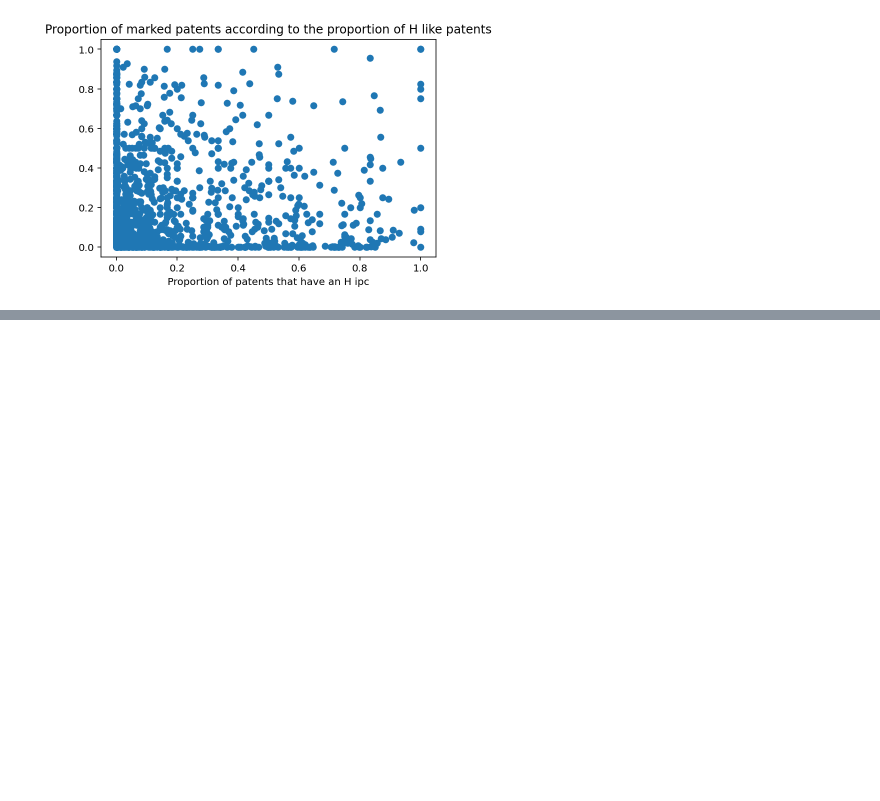
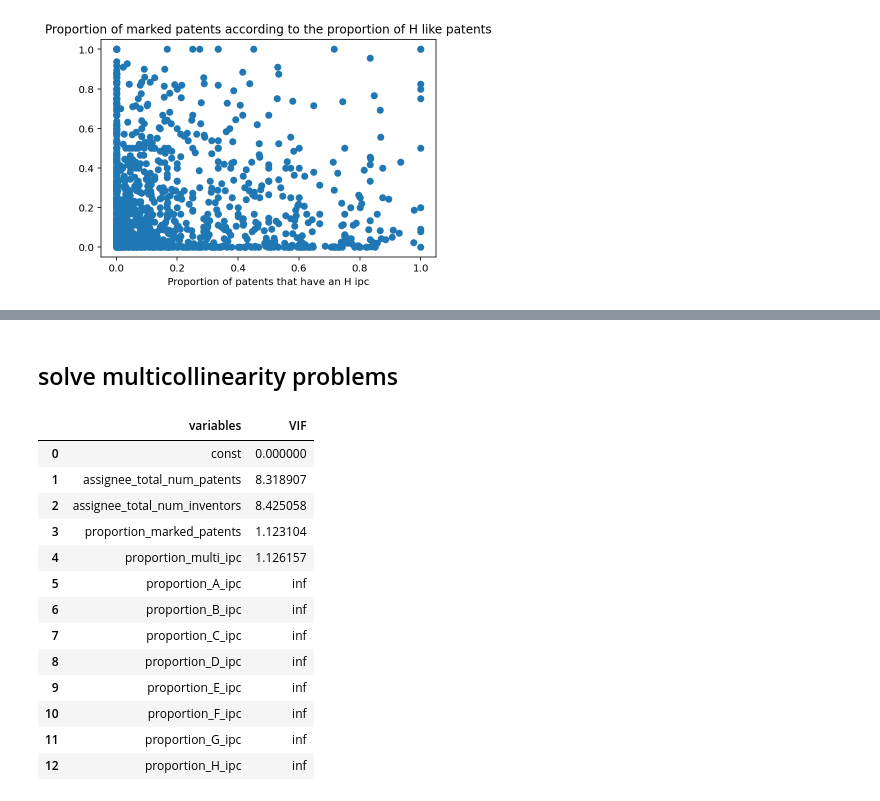
Before and after one commit to gregbellan/MODS208, a Jupyter notebook: regression_companies.ipynb, the cells around one changed output, grey strips where cells are left out. Drawn from its saved outputs; the diff is of its cells as text; code cells hidden in the pictures; blank space fills up the shorter version.

```diff
--- a/regression_companies.ipynb
+++ b/regression_companies.ipynb
@@ -594,0 +591,10 @@ See the caveats in the documentation: https://pandas.pydata.org/pandas-docs/stab
+# %%
+interaction_ipcs = reg_companies[["proportion_marked_patents", "proportion_A_ipc", "proportion_B_ipc", "proportion_D_ipc", "proportion_E_ipc", "proportion_F_ipc", "proportion_G_ipc", "proportion_H_ipc"]]
+interaction_ipcs["sqrt_log_assignee_total_num_patents"] = np.sqrt(np.log(reg_companies.assignee_total_num_patents))
+interaction_ipcs["log_assignee_total_num_inventors"] = np.log(reg_companies.assignee_total_num_inventors)
+interaction_ipcs["sqrt(log(patents))*log(inventors)"] = np.sqrt(np.log(reg_companies.assignee_total_num_patents))*np.log(reg_companies.assignee_total_num_inventors)
+interaction_ipcs["H_ipc*G_ipc"] = reg_companies.proportion_H_ipc*reg_companies.proportion_G_ipc
+interaction_ipcs = sm.add_constant(interaction_ipcs)
+interaction_ipcs_model = sm.OLS(interaction_ipcs.proportion_marked_patents, interaction_ipcs.drop('proportion_marked_patents', axis = 1))
+result = interaction_ipcs_model.fit(cov_type = 'hc0')
+print(result.summary())
@@ -594,0 +649,9 @@ See the caveats in the documentation: https://pandas.pydata.org/pandas-docs/stab
+# %%
+country_info_companies = interest_info_companies.dropna(subset = ['assignee_lastknown_country'])
+country_info_companies = country_info_companies[country_info_companies.assignee_lastknown_country != "unknown"]
+country_info_companies.reset_index(drop = True, inplace = True)
+# %%
+countries = {'FR' : 'France', 'JP' : 'Japan', 'CA' : 'Canada', 'US' : 'USA', 'IE' : 'Ireland', 'AU' : 'Australia', 'DE' : 'Germany', 'BE' : 'Belgium', 'AT' : 'Austria', 'CN' : 'China', 'GB' : 'United Kingdom', 'CH' : 'Switzerland', 'IT' : 'Italy', 'BM' : 'Bermuda', 'IL' : 'Israel', 'FI' : 'Finland', 'SE' : 'Sweden', 'TW' : 'Taiwan', 'NO' : 'Norway', 'KR' : 'South Korea', 'NL' : 'Netherlands', 'LU' : 'Luxembourg', 'NZ' : 'New Zealand', 'DK' : 'Denmark', 'SG' : 'Singapore', 'VG' : 'Virgi Islands', 'ES' : 'Spain', 'KY' : 'Cayman Islands', 'PL' : 'Poland', 'BB' : 'Barbados'}
+for k in range(len(country_info_companies)):
+    country_info_companies.iat[k, 1] = countries[country_info_companies.iloc[k]["assignee_lastknown_country"]]
+country_info_companies = pd.get_dummies(country_info_companies, columns = ['assignee_lastknown_country'], drop_first = True)
@@ -594,0 +678,10 @@ See the caveats in the documentation: https://pandas.pydata.org/pandas-docs/stab
+# %%
+country_data = country_info_companies[list(country_info_companies.columns[3:].values)]
+country_data.drop(columns = ["proportion_multi_ipc", "proportion_C_ipc"], inplace = True)
+country_data["sqrt_log_assignee_total_num_patents"] = np.sqrt(np.log(country_info_companies.assignee_total_num_patents))
+country_data["log_assignee_total_num_inventors"] = np.log(country_info_companies.assignee_total_num_inventors)
+country_data["sqrt(log(patents))*log(inventors)"] = np.sqrt(np.log(country_info_companies.assignee_total_num_patents))*np.log(country_info_companies.assignee_total_num_inventors)
+country_data = sm.add_constant(country_data)
+country_model = sm.OLS(country_data.proportion_marked_patents, country_data.drop('proportion_marked_patents', axis = 1))
+result = country_model.fit(cov_type = 'hc0')
+print(result.summary())
@@ -594,0 +785,24 @@ See the caveats in the documentation: https://pandas.pydata.org/pandas-docs/stab
+# %% [markdown]
+## solve multicollinearity problems
+# %%
+vif = pd.DataFrame()
+reg_copy = reg_companies.copy()
+reg_copy = sm.add_constant(reg_copy)
+vif["variables"] = reg_copy.columns
+vif["VIF"] = [variance_inflation_factor(reg_copy.values, i) for i in range(reg_copy.shape[1])]
+vif
+# %% [output]
+|  | variables | VIF |
+| 0 | const | 0.000000 |
+| 1 | assignee_total_num_patents | 8.318907 |
+| 2 | assignee_total_num_inventors | 8.425058 |
+| 3 | proportion_marked_patents | 1.123104 |
+| 4 | proportion_multi_ipc | 1.126157 |
+| 5 | proportion_A_ipc | inf |
+| 6 | proportion_B_ipc | inf |
+| 7 | proportion_C_ipc | inf |
+| 8 | proportion_D_ipc | inf |
+| 9 | proportion_E_ipc | inf |
+| 10 | proportion_F_ipc | inf |
+| 11 | proportion_G_ipc | inf |
+| 12 | proportion_H_ipc | inf |
```
Also changed, not shown: parts of 41 cells of this notebook.
